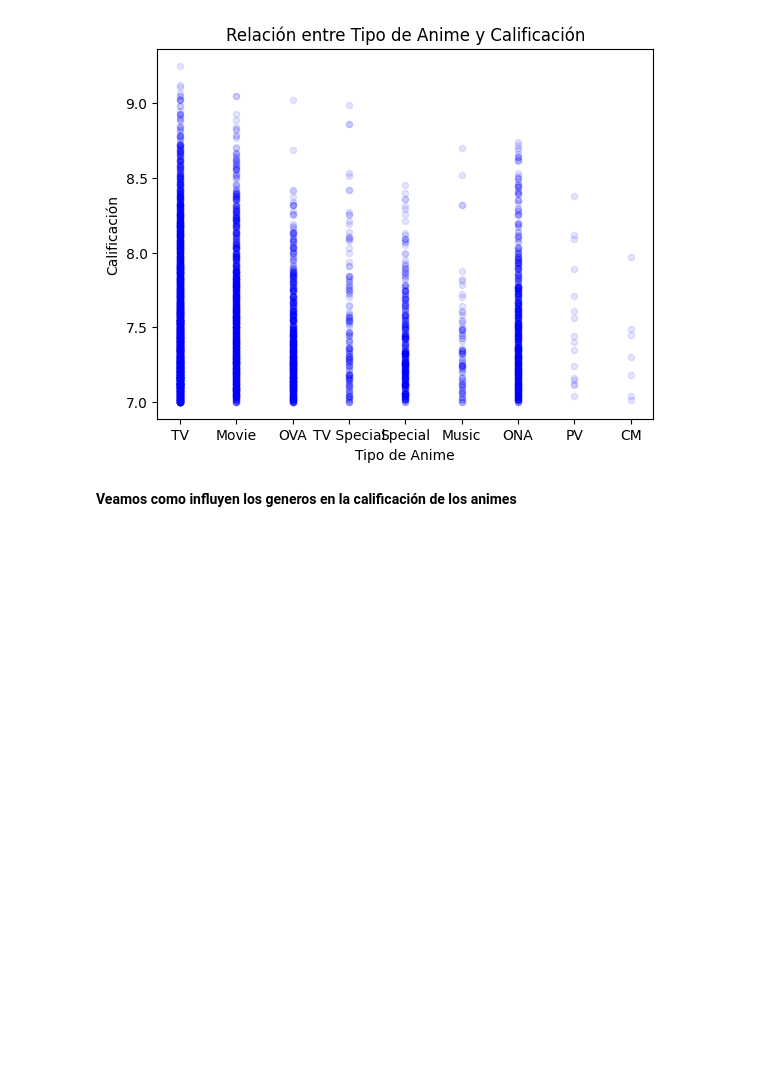
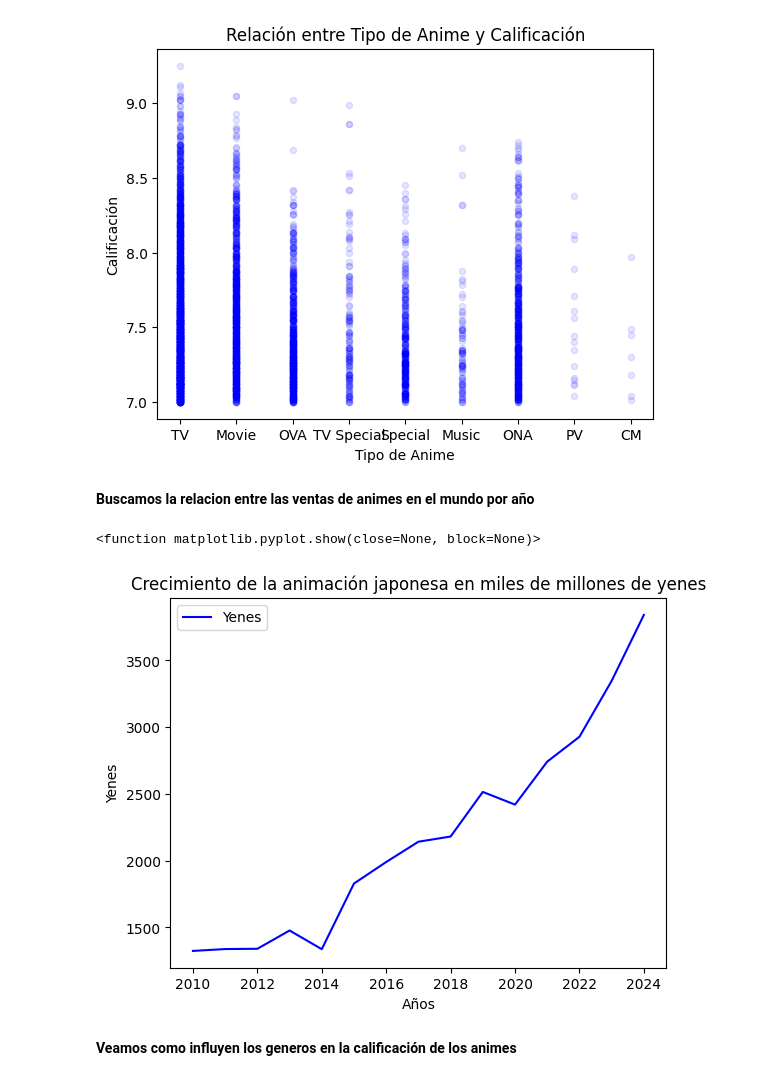
Before and after one commit to bondiolandia/TP_Laboratorio_de_M-todos_Cuantitativos_2026, a Jupyter notebook: notebook_Evolucion_del_Anime.ipynb, the cells around one changed output. Saved outputs shown, nothing was run; the diff lists cells and outputs as text; code cells hidden in the pictures; blank space fills up the shorter version.

```diff
--- a/notebook_Evolucion_del_Anime.ipynb
+++ b/notebook_Evolucion_del_Anime.ipynb
@@ -277,5 +275,21 @@ print(f"En el gráfico se muestra como los animes que son en formato series y pe
 # %% [output]
 En el gráfico se muestra como los animes que son en formato series y películas son los que tienen mayor calificación, aunque los OVA y ONA no se quedan atrás.
 [figure]
+# %% [markdown]
+**Buscamos la relacion entre las ventas de animes en el mundo por año**
+# %%
+import pandas as pd
+import matplotlib.pyplot as plt #importamos las librerias que necesitamos para graficar
+
+anime_crecimiento_en_yuanes=("El mercado de la animación japonesa desde 2007(en miles de millones de yenes)             .xlsx") #traemos el archivo
+anime_crecimiento_en_yuanes = pd.read_excel(anime_crecimiento_en_yuanes)
+anime_crecimiento_en_yuanes.plot (x="Años" , y="Yenes" , color="blue")    #armo el grafico
+plt.title("Crecimiento de la animación japonesa en miles de millones de yenes")
+plt.xlabel("Años")
+plt.ylabel("Yenes")
+plt.show
+# %% [output]
+<function matplotlib.pyplot.show(close=None, block=None)>
+[figure, added]
 # %% [markdown]
 **Veamos como influyen los generos en la calificación de los animes**
```
Also changed, not shown: parts of 3 cells of this notebook.
